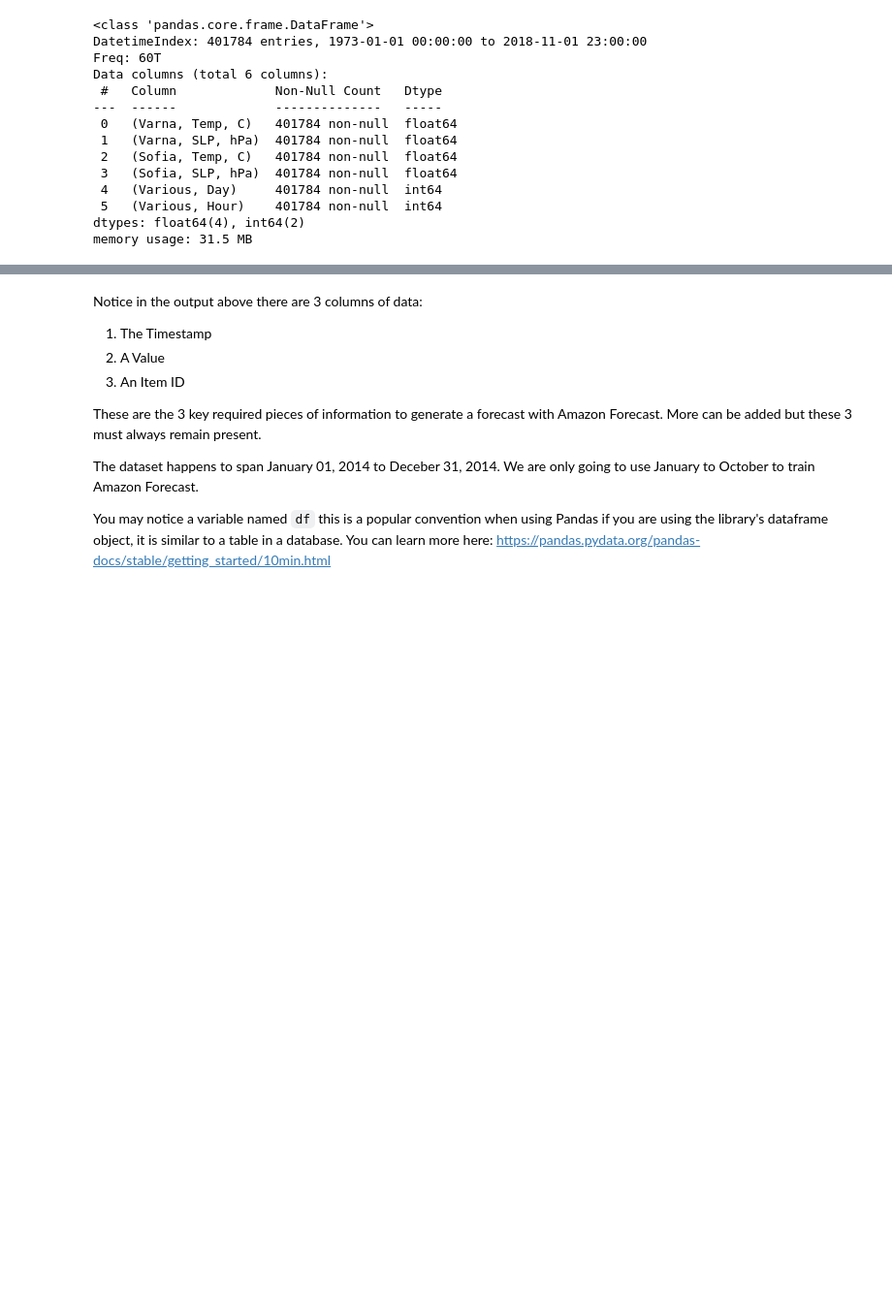
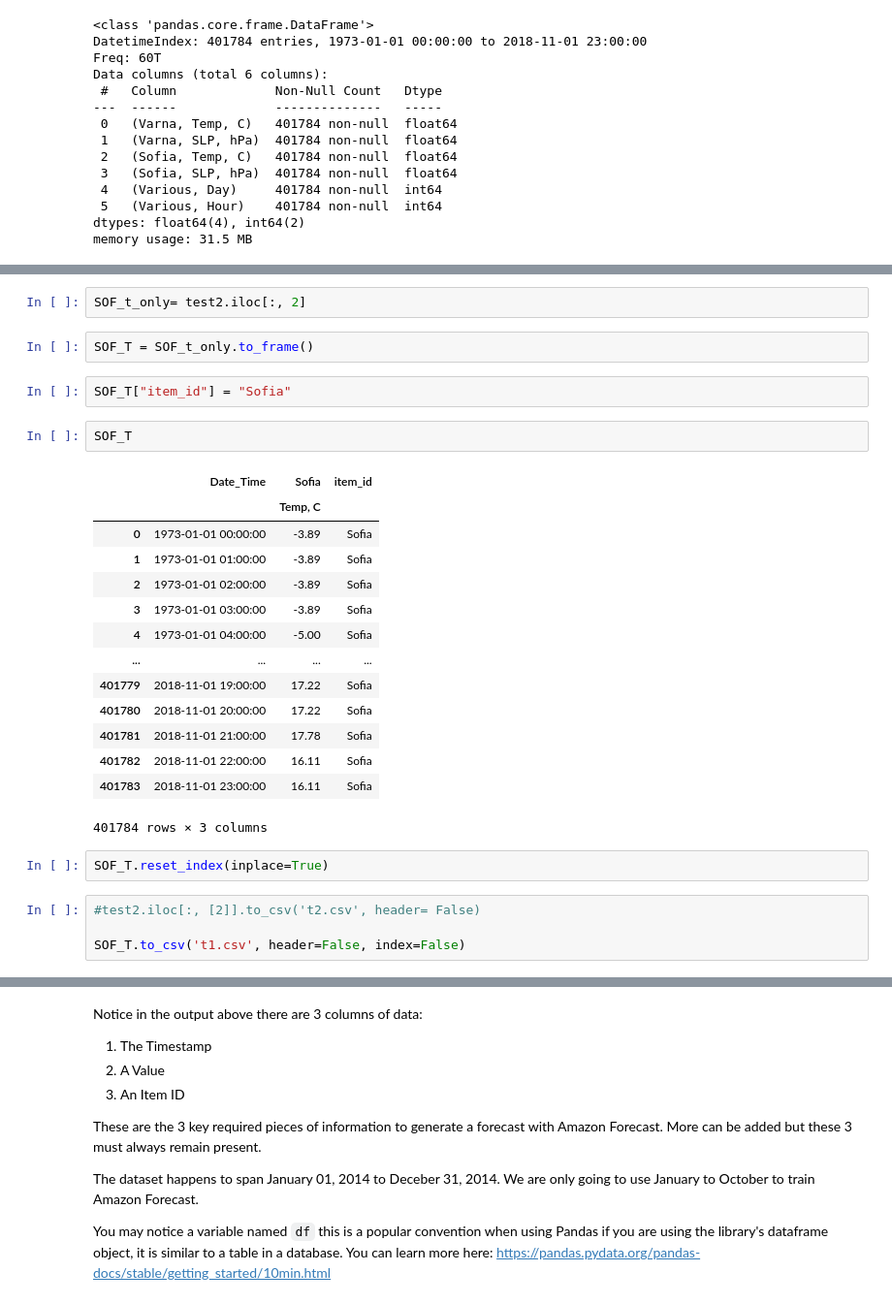
Before and after one commit to ogniandantchev/ML_engineer_nd009_capstone, a Jupyter notebook: 04_1_Amazon_Forecast_model.ipynb, the cells around one changed output, grey strips where cells are left out. Shown: that part at 97% size. Saved outputs shown, nothing was run; the diff lists cells and outputs as text; blank space fills up the shorter version.

```diff
--- a/04_1_Amazon_Forecast_model.ipynb
+++ b/04_1_Amazon_Forecast_model.ipynb
@@ -169,0 +229,29 @@ memory usage: 31.5 MB
+# %%
+SOF_t_only= test2.iloc[:, 2]
+# %%
+SOF_T = SOF_t_only.to_frame()
+# %%
+SOF_T["item_id"] = "Sofia"
+# %%
+SOF_T
+# %% [output]
+|  | Date_Time | Sofia | item_id |
+|  |  | Temp, C |  |
+| 0 | 1973-01-01 00:00:00 | -3.89 | Sofia |
+| 1 | 1973-01-01 01:00:00 | -3.89 | Sofia |
+| 2 | 1973-01-01 02:00:00 | -3.89 | Sofia |
+| 3 | 1973-01-01 03:00:00 | -3.89 | Sofia |
+| 4 | 1973-01-01 04:00:00 | -5.00 | Sofia |
+| ... | ... | ... | ... |
+| 401779 | 2018-11-01 19:00:00 | 17.22 | Sofia |
+| 401780 | 2018-11-01 20:00:00 | 17.22 | Sofia |
+| 401781 | 2018-11-01 21:00:00 | 17.78 | Sofia |
+| 401782 | 2018-11-01 22:00:00 | 16.11 | Sofia |
+| 401783 | 2018-11-01 23:00:00 | 16.11 | Sofia |
+401784 rows × 3 columns
+# %%
+SOF_T.reset_index(inplace=True)
+# %%
+#test2.iloc[:, [2]].to_csv('t2.csv', header= False)
+
+SOF_T.to_csv('t1.csv', header=False, index=False)
```
Also changed, not shown: parts of 47 cells of this notebook, 1 other file.
